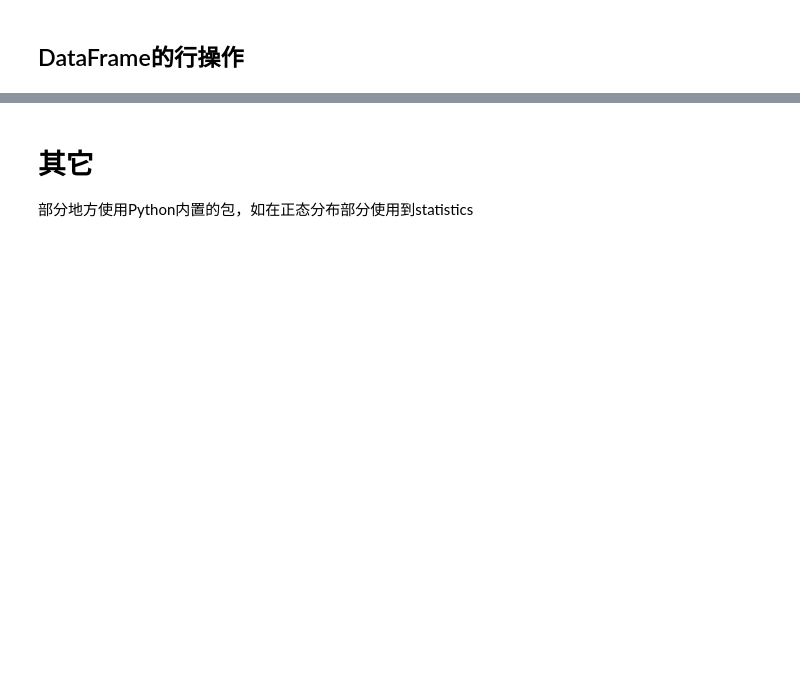
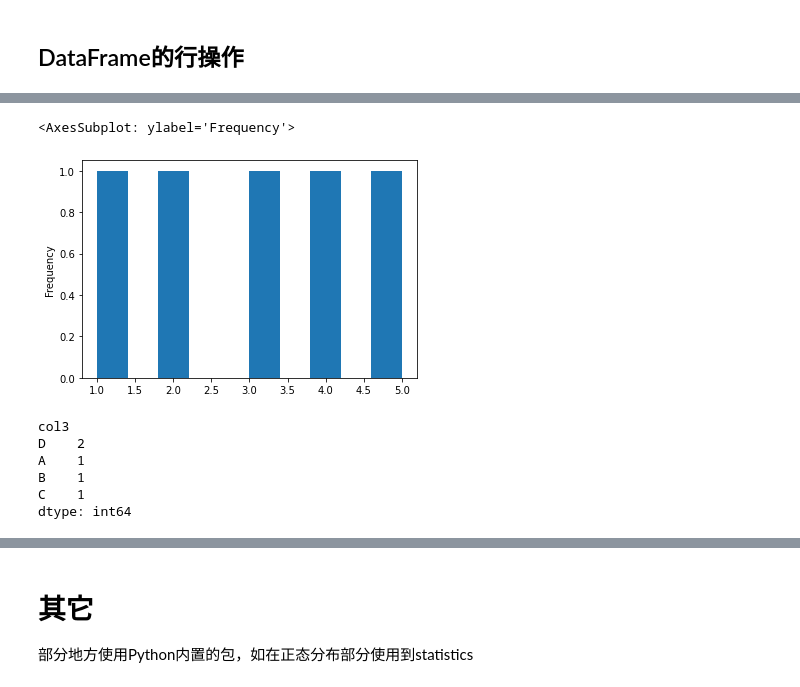
Before and after one commit to zhiliang-lin/py_for_stats, a Jupyter notebook: Python统计分析包.ipynb, the cells around one changed output, grey strips where cells are left out. Cells and saved outputs as stored; diff of their text form; code cells hidden in the pictures; blank space fills up the shorter version.

```diff
--- a/Python统计分析包.ipynb
+++ b/Python统计分析包.ipynb
@@ -62,0 +192,15 @@ sample_df.head(n = 3)
+# %%
+sample_df["col1"].plot.hist()
+# %% [output]
+<AxesSubplot: ylabel='Frequency'>
+[figure, added]
+# %%
+table = sample_df.value_counts("col3")
+table
+# %% [output]
+col3
+D    2
+A    1
+B    1
+C    1
+dtype: int64
```
Also changed, not shown: parts of 44 cells of this notebook.
